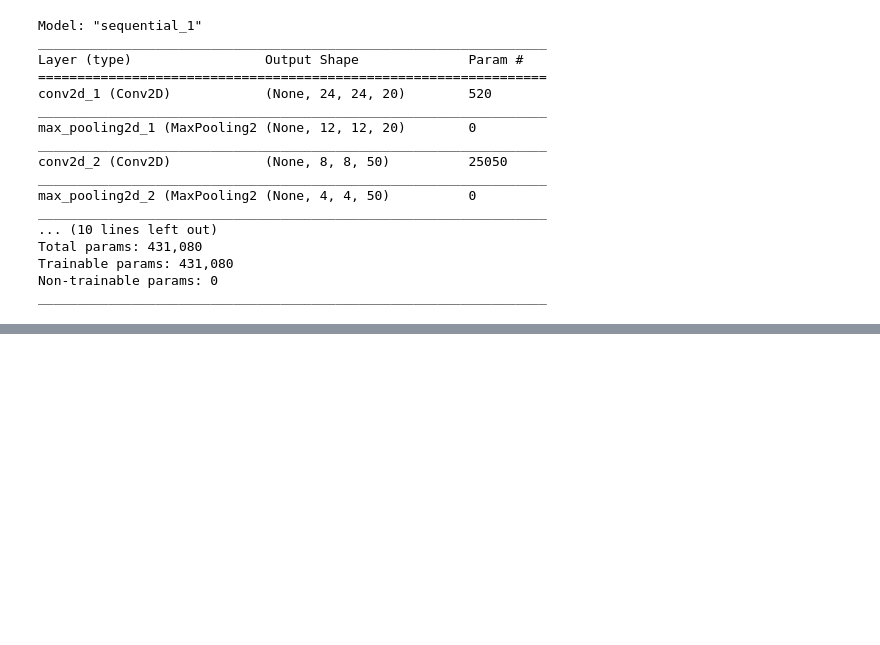
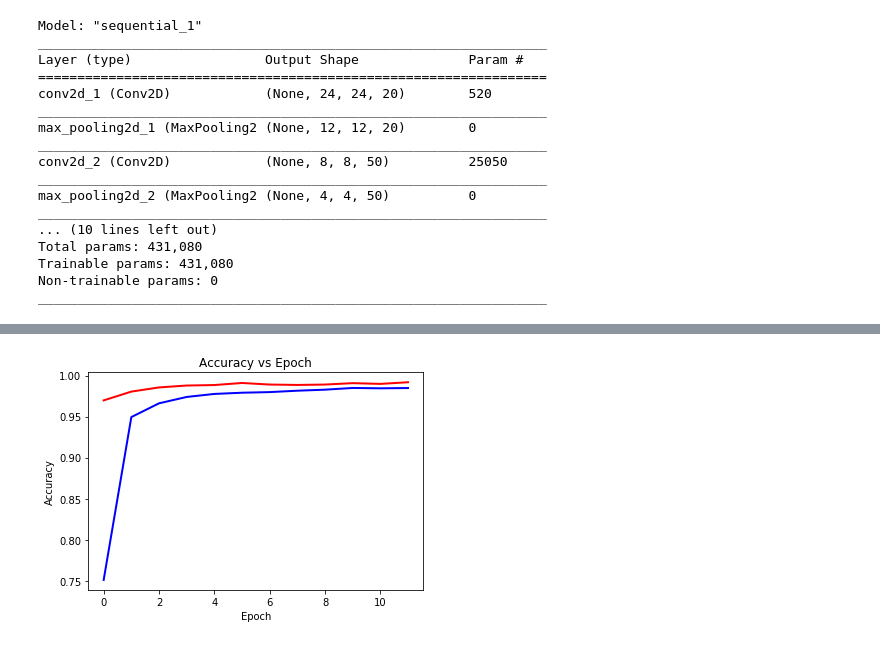
Before and after one commit to wnam98/AIFinalProject, a Jupyter notebook: q1/question_1.ipynb, the cells around one changed output, grey strips where cells are left out. Cells and saved outputs as stored; diff of their text form; code cells hidden in the pictures; blank space fills up the shorter version.

```diff
--- a/q1/question_1.ipynb
+++ b/q1/question_1.ipynb
@@ -153,0 +170,11 @@ _________________________________________________________________
+# %%
+# Plot accuracy
+fig = plt.figure()
+plt.plot(train_acc, color='blue', linewidth=2)
+plt.plot(val_acc, color='red', linewidth=2)
+plt.title("Accuracy vs Epoch")
+plt.ylabel("Accuracy")
+plt.xlabel("Epoch")
+plt.show()
+# %% [output]
+[figure, added]
```
Also changed, not shown: parts of 3 cells of this notebook.
